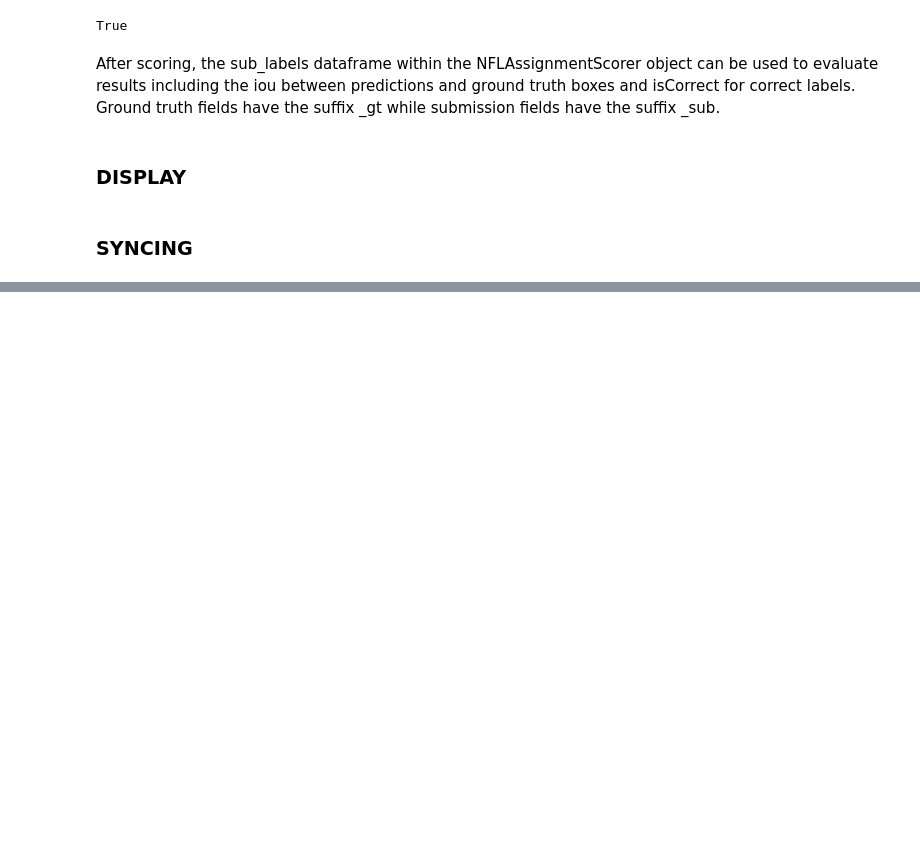
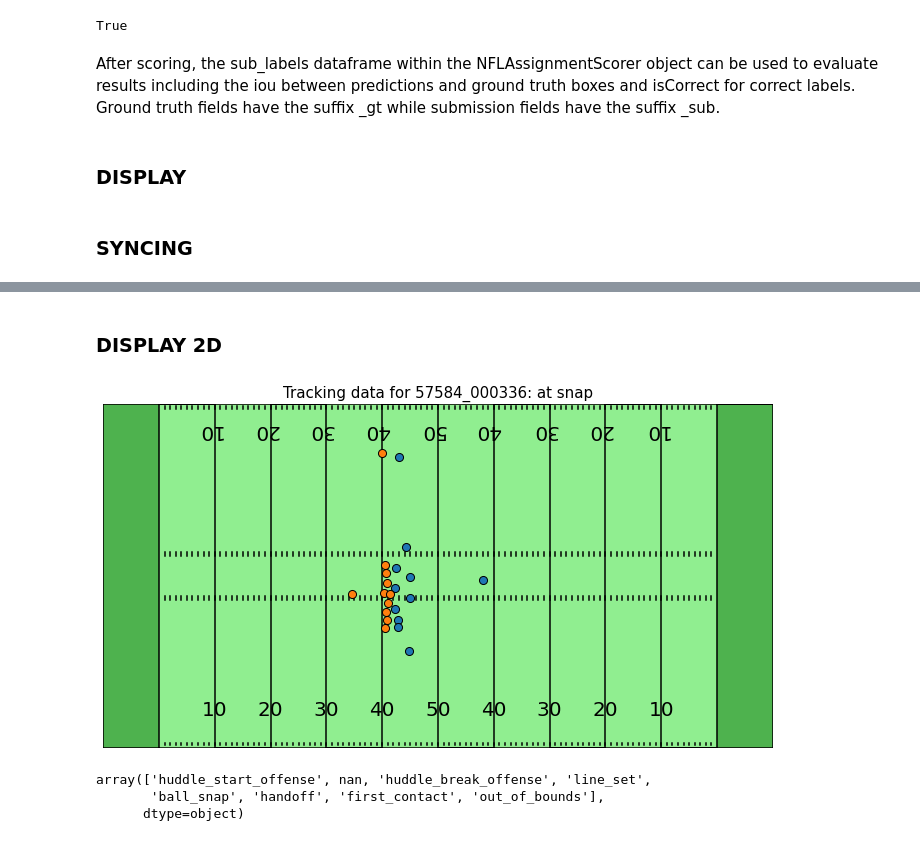
Before and after one commit to prenassipaolo/kaggle_nfl_2021, a Jupyter notebook: baseline.ipynb, the cells around one changed output, grey strips where cells are left out. Drawn from its saved outputs; the diff is of its cells as text; code cells hidden in the pictures; blank space fills up the shorter version.

Commit message:
Add football field plot funcitons

```diff
--- a/baseline.ipynb
+++ b/baseline.ipynb
@@ -89,0 +106,15 @@ te_tracking = syncing.add_track_features(te_tracking)
+# %% [markdown]
+### DISPLAY 2D
+# %%
+game_play = "57584_000336"
+event = 'ball_snap'
+
+example_tracks = plot_football_field_action(tr_tracking, game_play, event)
+# %% [output]
+[figure, added]
+# %%
+example_tracks.event.unique()
+# %% [output]
+array(['huddle_start_offense', nan, 'huddle_break_offense', 'line_set',
+       'ball_snap', 'handoff', 'first_contact', 'out_of_bounds'],
+      dtype=object)
```
Also changed, not shown: parts of 1 cell of this notebook, 1 other file.
